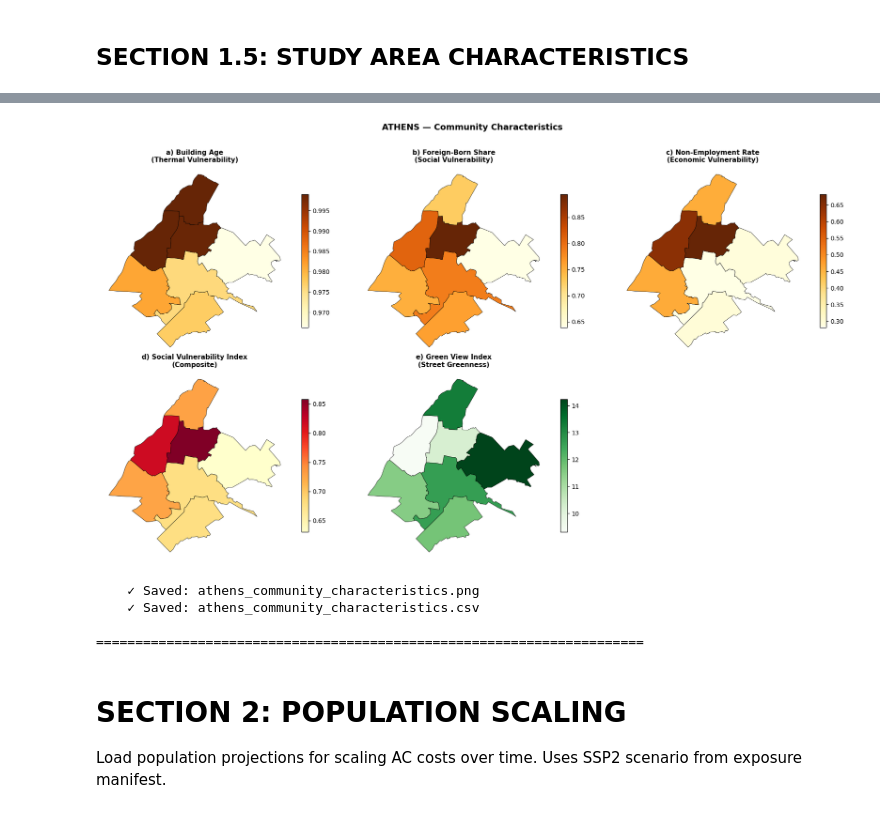
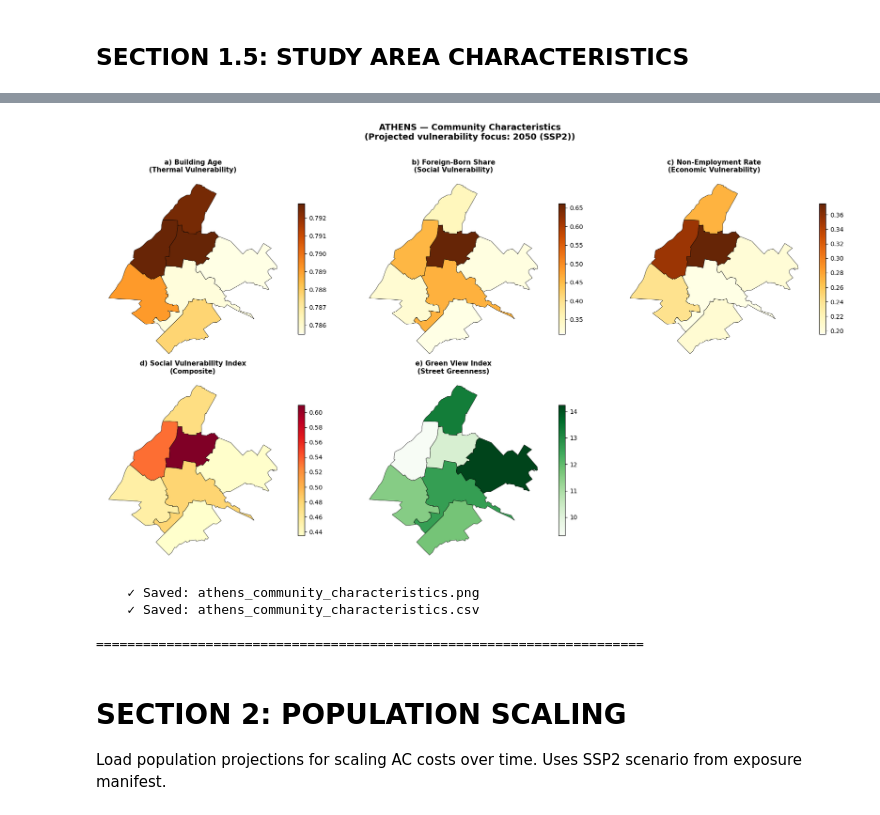
Before and after one commit to URBADAPT/URBADAPT-HEAT, a Jupyter notebook: urban-heat/notebooks/city_agnostic/March2026/Athens/08_CBA_0126_Athens.ipynb, the cells around one changed output, grey strips where cells are left out. Saved outputs shown, nothing was run; the diff lists cells and outputs as text; code cells hidden in the pictures.

Commit message:
Athens - Updated
Missing NB09 updated (running) and NB10 summary notebook (working on it)

```diff
--- a/urban-heat/notebooks/city_agnostic/March2026/Athens/08_CBA_0126_Athens.ipynb
+++ b/urban-heat/notebooks/city_agnostic/March2026/Athens/08_CBA_0126_Athens.ipynb
@@ -41,7 +39,7 @@ from cityheat.nbsetup import bootstrap
 from cityheat.paths import make_P, ensure_out
 
 # choose city here
-SLUG = globals().get("SLUG", os.environ.get("CITY", "rome")).lower()
+SLUG = globals().get("SLUG", os.environ.get("CITY", "athens")).lower()
 
 C    = bootstrap(SLUG)      # reads configs/<slug>.yml and syncs that city only if wanted
 CFG  = C["CFG"]; CITY = C["CITY"]
@@ -818,25 +816,83 @@ print("\n[2] Loading population grid...")
 pop_path = INT / f"pop_on_ref_{SLUG}.npz"
 if pop_path.exists():
     pop_grid = np.load(pop_path)["pop"].astype(float)
-    print(f"    ✓ pop_grid: {pop_grid.shape}")
+    print(f"    ✓ baseline pop_grid: {pop_grid.shape}")
 else:
     pop_grid = None
     print(f"    Population data not found: {pop_path.name}")
 
-print("\n[3] Loading vulnerability grids...")
-vuln_path = INT / f"vulnerability_{SLUG}.npz"
-if vuln_path.exists():
-    v = np.load(vuln_path)
-    thermal_grid = v.get("thermal", None)
-    foreign_grid = v.get("foreign", None)
-    unemp_grid = v.get("unemp", None)
-    svi_grid = v.get("svi", None)
+print("\n[3] Loading projected vulnerability grids...")
+from cityheat.vulnerability_layer import load_vulnerability
+
+manifest_path = INT / "exposure_manifest.json"
+vuln_dyn_cfg = cfg.get("vulnerability", {}).get("dynamic", {}) or {}
+VULN_FOCUS_YEAR = int(vuln_dyn_cfg.get("characteristics_year", 2050))
+VULN_FOCUS_SCENARIO = None
+VULN_FOCUS_LABEL = str(VULN_FOCUS_YEAR)
+pop_grid_vuln = pop_grid
+
+
+def _match_scenario(exp_scen, keys):
+    if not keys:
+        return None
+    if exp_scen in keys:
+        return exp_scen
+    norm = str(exp_scen).replace("_", "-").upper()
+    for k in keys:
+        if str(k).replace("_", "-").upper() == norm:
+            return k
+    norm_flat = norm.replace("-", "")
+    for k in keys:
+        k_norm = str(k).replace("_", "-").upper()
+        if k_norm.replace("-", "") == norm_flat:
+            return k
+    return keys[0]
+
+
+try:
+    expo_manifest = json.load(open(manifest_path)) if manifest_path.exists() else {}
+
+    if VULN_FOCUS_YEAR <= 2030:
+        vuln = load_vulnerability(INT, SLUG, year=VULN_FOCUS_YEAR)
+        pop_info = (expo_manifest.get("direct_worldpop") or {}).get(str(VULN_FOCUS_YEAR), {})
+    else:
+        scen_keys = list((expo_manifest.get("scenarios") or {}).keys())
+        VULN_FOCUS_SCENARIO = _match_scenario(cfg.get("exp_scenario", "SSP2"), scen_keys) if scen_keys else str(cfg.get("exp_scenario", "SSP2"))
+        vuln = load_vulnerability(INT, SLUG, year=VULN_FOCUS_YEAR, scenario=VULN_FOCUS_SCENARIO)
+        pop_info = ((expo_manifest.get("scenarios") or {}).get(VULN_FOCUS_SCENARIO, {}) or {}).get(str(VULN_FOCUS_YEAR), {})
+
+    pop_npz = pop_info.get("pop_npz") if isinstance(pop_info, dict) else None
+    if pop_npz and Path(pop_npz).exists():
+        pop_grid_vuln = np.load(pop_npz)["pop"].astype(float)
+
+    thermal_grid = vuln.get("thermal", None)
+    foreign_grid = vuln.get("foreign", None)
+    unemp_grid = vuln.get("unemp", None)
+    svi_grid = vuln.get("svi", None)
     HAS_VULN_GRIDS = all(x is not None for x in [thermal_grid, foreign_grid, unemp_grid, svi_grid])
-    print(f"    ✓ vulnerability grids loaded: {HAS_VULN_GRIDS}")
-else:
+
+    if VULN_FOCUS_SCENARIO is not None:
+        VULN_FOCUS_LABEL = f"{VULN_FOCUS_YEAR} ({VULN_FOCUS_SCENARIO})"
+    print(f"    ✓ projected vulnerability grids loaded for {VULN_FOCUS_LABEL}: {HAS_VULN_GRIDS}")
+    if pop_grid_vuln is not None:
+        print(f"    ✓ vulnerability stats weighted with matching population grid: {pop_grid_vuln.shape}")
+except FileNotFoundError:
     HAS_VULN_GRIDS = False
     thermal_grid = foreign_grid = unemp_grid = svi_grid = None
-    print(f"    Vulnerability data not found: {vuln_path.name}")
+    pop_grid_vuln = pop_grid
+    print("    Projected vulnerability data not found. Falling back to legacy baseline grids if available.")
+    vuln_path = INT / f"vulnerability_{SLUG}.npz"
+    if vuln_path.exists():
+        v = np.load(vuln_path)
+        thermal_grid = v.get("thermal", None)
+        foreign_grid = v.get("foreign", None)
+        unemp_grid = v.get("unemp", None)
+        svi_grid = v.get("svi", None)
+        HAS_VULN_GRIDS = all(x is not None for x in [thermal_grid, foreign_grid, unemp_grid, svi_grid])
+        VULN_FOCUS_LABEL = "legacy baseline"
+        print(f"    ✓ legacy vulnerability grids loaded: {HAS_VULN_GRIDS}")
+    else:
+        print(f"    Vulnerability data not found: {vuln_path.name}")
 
 print(f"\n[4] Merging GVI by {VEG_REGION_LABEL} (from NB7 outputs)...")
 if gvi_region is not None:
@@ -942,18 +998,18 @@ muni_ids = sorted(int(x) for x in np.unique(muni_on_ref[MASK_POLICY]) if x > 0)
 
 if HAS_VULN_GRIDS:
     muni_chars["thermal_vuln"] = muni_chars["muni_id"].map(
-        compute_muni_popw_stat(thermal_grid, muni_on_ref, pop_grid, muni_ids, MASK_POLICY)
+        compute_muni_popw_stat(thermal_grid, muni_on_ref, pop_grid_vuln, muni_ids, MASK_POLICY)
     )
     muni_chars["foreign_vuln"] = muni_chars["muni_id"].map(
-        compute_muni_popw_stat(foreign_grid, muni_on_ref, pop_grid, muni_ids, MASK_POLICY)
+        compute_muni_popw_stat(foreign_grid, muni_on_ref, pop_grid_vuln, muni_ids, MASK_POLICY)
     )
     muni_chars["unemp_vuln"] = muni_chars["muni_id"].map(
-        compute_muni_popw_stat(unemp_grid, muni_on_ref, pop_grid, muni_ids, MASK_POLICY)
+        compute_muni_popw_stat(unemp_grid, muni_on_ref, pop_grid_vuln, muni_ids, MASK_POLICY)
     )
     muni_chars["svi"] = muni_chars["muni_id"].map(
-        compute_muni_popw_stat(svi_grid, muni_on_ref, pop_grid, muni_ids, MASK_POLICY)
+        compute_muni_popw_stat(svi_grid, muni_on_ref, pop_grid_vuln, muni_ids, MASK_POLICY)
     )
-    print("    ✓ Vulnerability stats computed")
+    print(f"    ✓ Vulnerability stats computed for {VULN_FOCUS_LABEL}")
 else:
     print("    Vulnerability grids missing: skipping vulnerability panels")
 
@@ -1001,7 +1057,7 @@ else:
     for ax in axes[len(panels):]:
         ax.set_visible(False)
 
-    plt.suptitle(f"{CITY.upper()} — {VEG_REGION_LABEL} Characteristics", fontsize=14, fontweight="bold", y=1.02)
+    plt.suptitle(f"{CITY.upper()} — {VEG_REGION_LABEL} Characteristics\n(Projected vulnerability focus: {VULN_FOCUS_LABEL})", fontsize=14, fontweight="bold", y=1.02)
     plt.tight_layout()
 
     fig_path = FIG_DIR / f"{SLUG}_{VEG_REGION_LABEL_LOW}_characteristics.png"
@@ -1033,6 +1089,6 @@ SECTION 1.5: STUDY AREA CHARACTERISTICS
 
 [7] Creating Community characteristics figure...
-[figure, old version]
+[figure, new version]
     ✓ Saved: athens_community_characteristics.png
     ✓ Saved: athens_community_characteristics.csv
 
```
Also changed, not shown: parts of 19 cells of this notebook, 5 other files.
